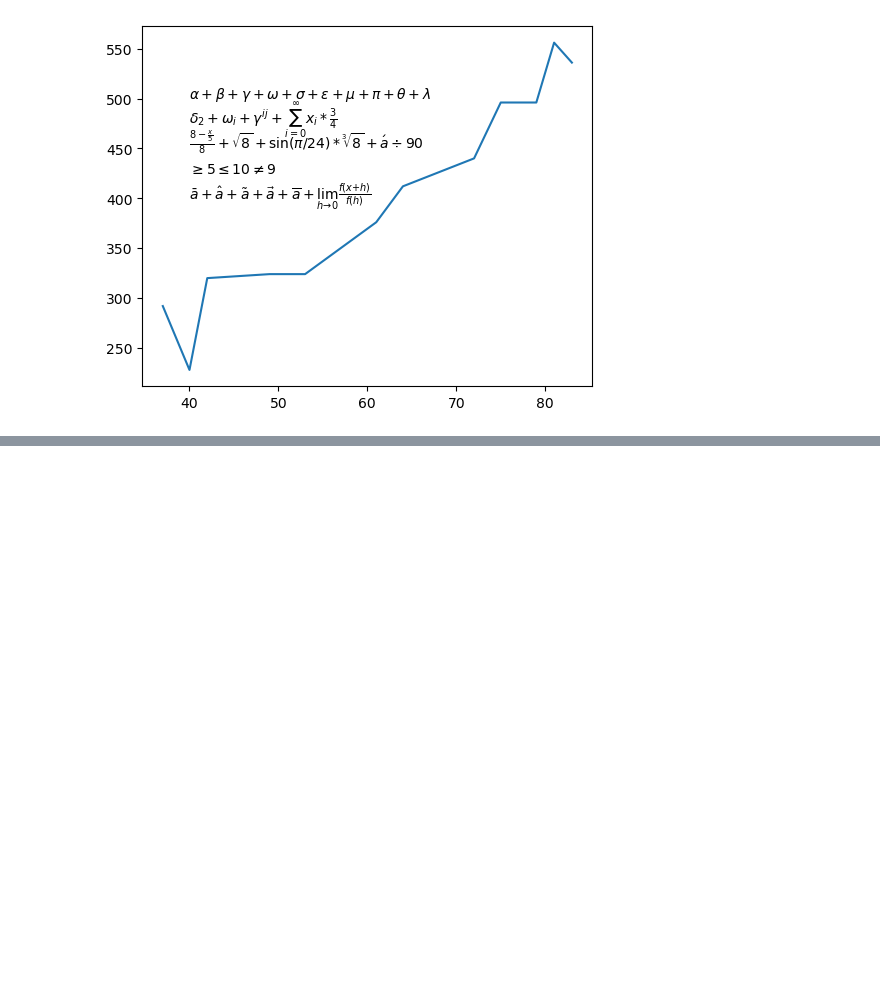
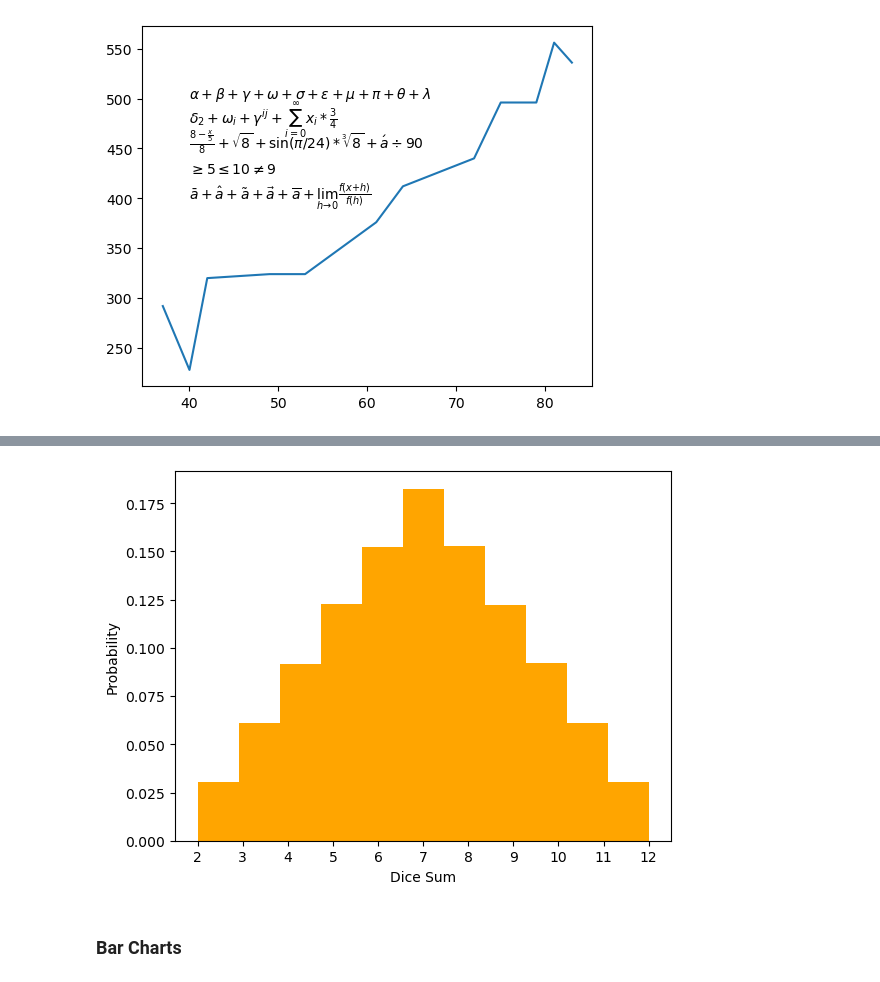
Before and after one commit to Prashin006/data-science, a Jupyter notebook: matplotlib-tutorial-1-33-59-derek-banas.ipynb, the cells around one changed output, grey strips where cells are left out. Saved outputs shown, nothing was run; the diff lists cells and outputs as text; code cells hidden in the pictures; blank space fills up the shorter version.

Commit message:
add histogram plots

```diff
--- a/matplotlib-tutorial-1-33-59-derek-banas.ipynb
+++ b/matplotlib-tutorial-1-33-59-derek-banas.ipynb
@@ -257 +262,15 @@ print(arr_1 == arr_2)
 [False False False ... False False False]
+# %%
+arr_1 = np.random.randint(1, 7, 1000000)
+arr_2 = np.random.randint(1, 7, 1000000)
+arr_3 = arr_1 + arr_2
+
+plt.hist(arr_3, bins=11, stacked=True, density=True, color='orange', cumulative=False, histtype='bar', orientation='vertical')
+plt.xlabel('Dice Sum')
+plt.ylabel('Probability')
+plt.xticks(range(2, 13))
+plt.show()
+# %% [output]
+[figure, added]
+# %% [markdown]
+### Bar Charts
```
Also changed, not shown: parts of 2 cells of this notebook.
